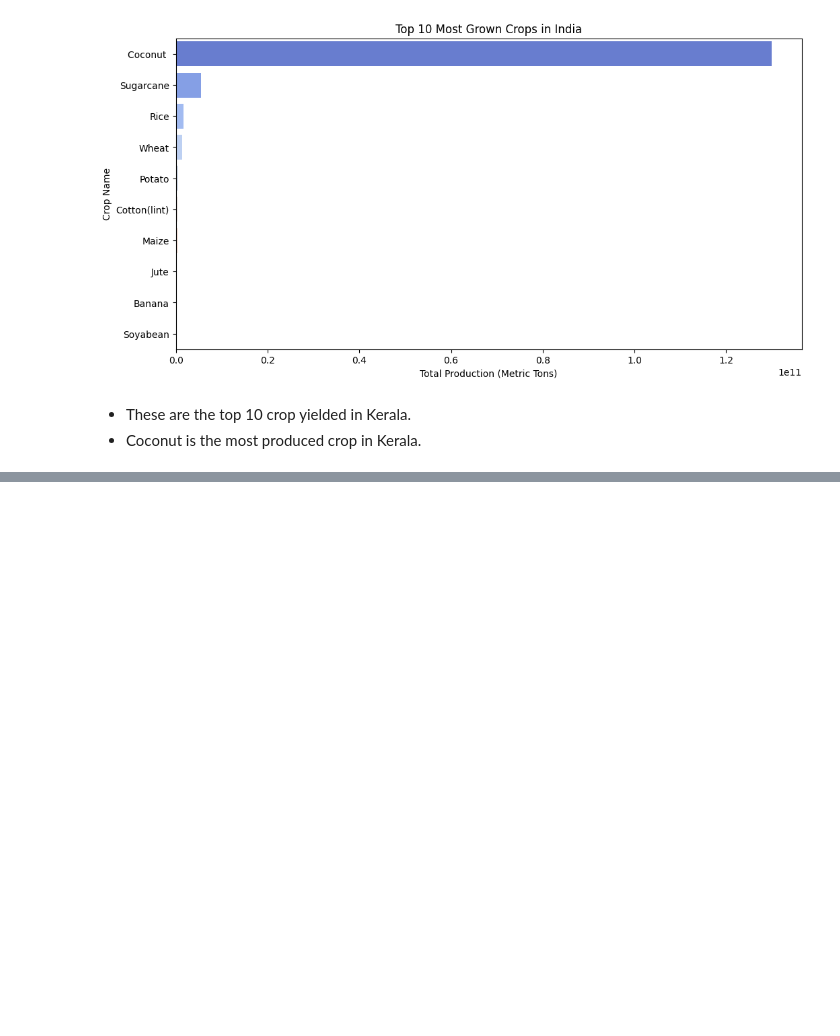
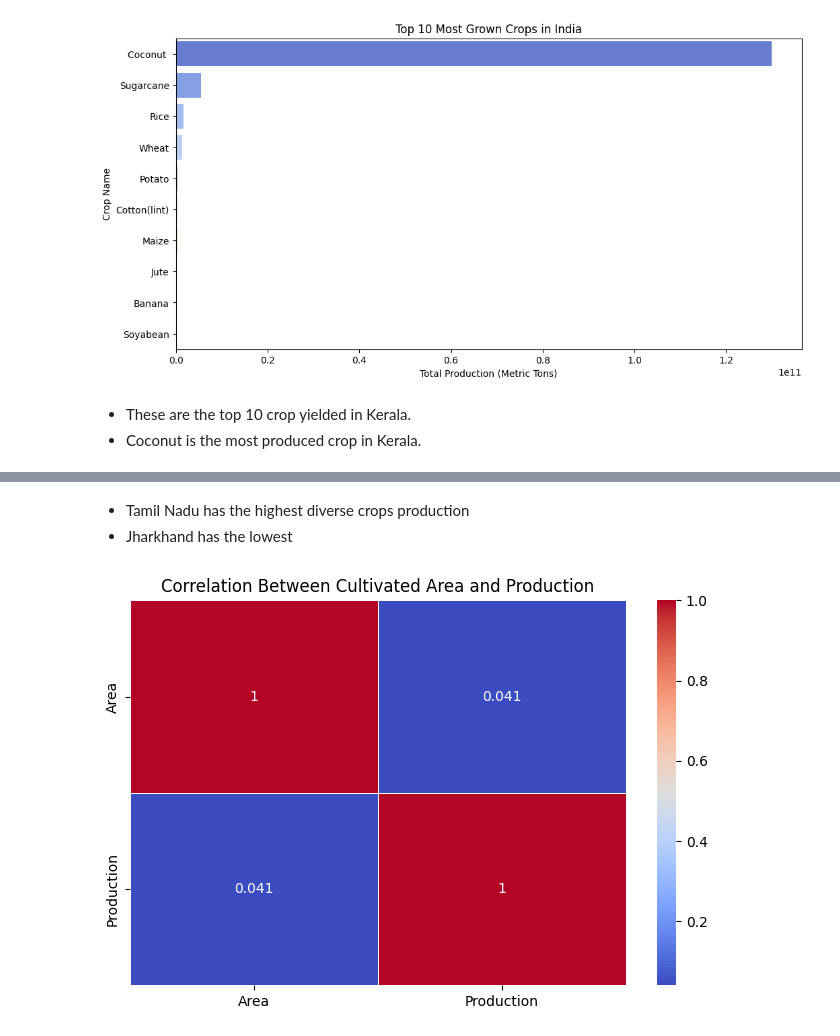
Before and after one commit to rizz045/Crop-Yield-Prediction-Using-ML, a Jupyter notebook: Crop_Yield_Prediction_In_India_Using_ML.ipynb, the cells around one changed output, grey strips where cells are left out. Saved outputs shown, nothing was run; the diff lists cells and outputs as text; code cells hidden in the pictures; blank space fills up the shorter version.

```diff
--- a/Crop_Yield_Prediction_In_India_Using_ML.ipynb
+++ b/Crop_Yield_Prediction_In_India_Using_ML.ipynb
@@ -193,0 +224,11 @@ plt.show()
+# %% [markdown]
+* Tamil Nadu has the highest diverse crops production
+* Jharkhand has the lowest
+# %%
+# Let's check the correlation between Cultivated Are and Production
+plt.figure(figsize=(8, 5))
+sns.heatmap(df[["Area", "Production"]].corr(), annot=True, cmap="coolwarm", linewidths=0.5)
+plt.title("Correlation Between Cultivated Area and Production")
+plt.show()
+# %% [output]
+[figure, added]
```
Also changed, not shown: parts of 14 cells of this notebook.
